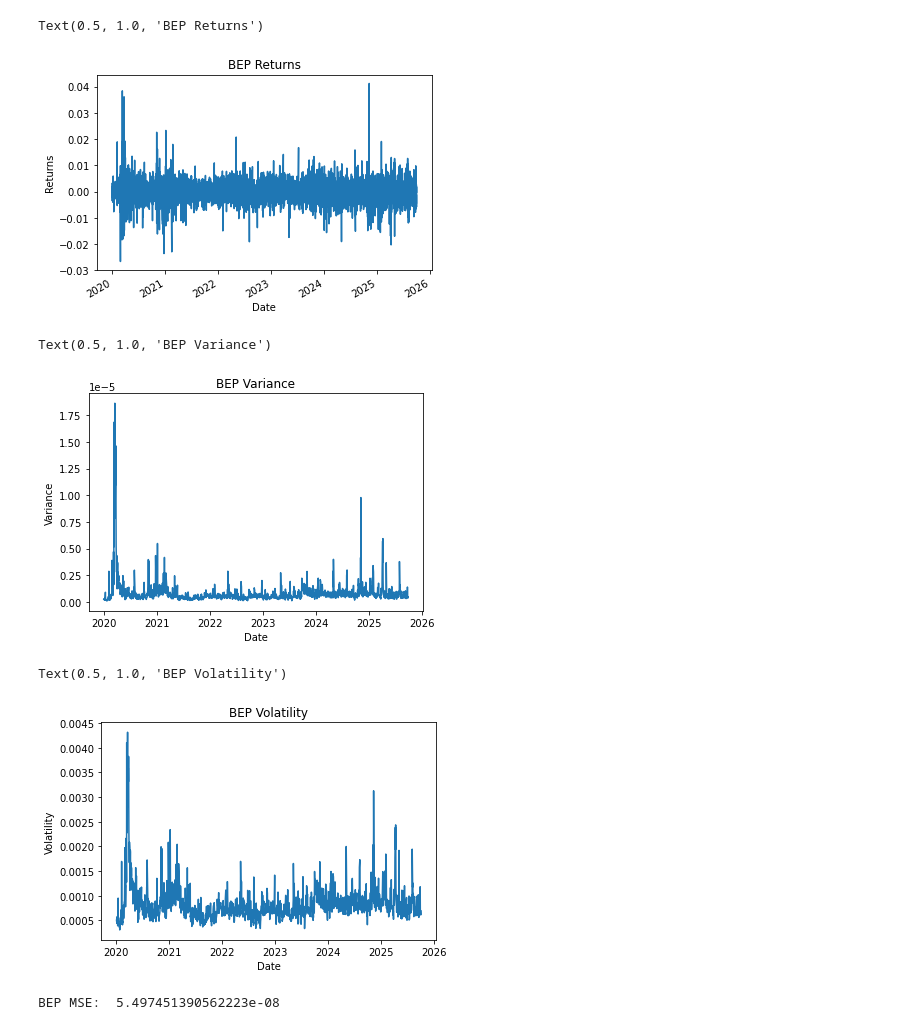
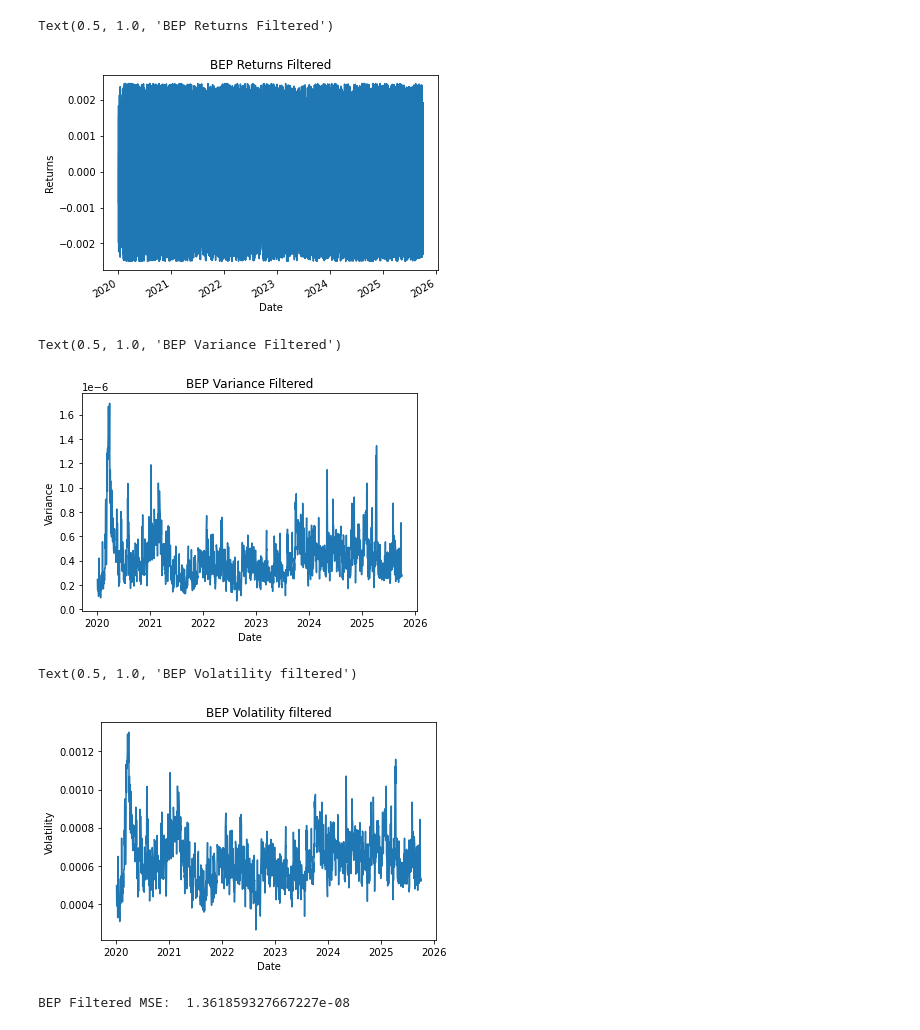
Before and after one commit to asalpert/msdas_practicum-project, a Jupyter notebook: data_preprocessing_outliers.ipynb, the cells around one changed output. Cells and saved outputs as stored; diff of their text form; code cells hidden in the pictures.

```diff
--- a/data_preprocessing_outliers.ipynb
+++ b/data_preprocessing_outliers.ipynb
@@ -114,34 +114,39 @@ daily_variance_BEP = BEP_returns.groupby(BEP_returns['time_stamp'].dt.floor("1D"
+# %%
+lower_bound = BEP_returns["log_return"].quantile(0.0125)
+upper_bound = BEP_returns["log_return"].quantile(0.9875)
+BEP_returns_filtered = BEP_returns[(BEP_returns["log_return"] >= lower_bound) & (BEP_returns["log_return"] <= upper_bound)]
+daily_variance_BEP_filtered = BEP_returns_filtered.groupby(BEP_returns_filtered['time_stamp'].dt.floor("1D"))["log_return"].var()
 # %%
-BEP_returns.set_index("time_stamp", inplace=True)
-BEP_returns.log_return.plot()
+BEP_returns_filtered.set_index("time_stamp", inplace=True)
+BEP_returns_filtered.log_return.plot()
 plt.xlabel("Date")
 plt.ylabel("Returns")
-plt.title("BEP Returns")
+plt.title("BEP Returns Filtered")
 # %% [output]
-Text(0.5, 1.0, 'BEP Returns')
+Text(0.5, 1.0, 'BEP Returns Filtered')
-[figure, old version]
+[figure, new version]
 # %%
-plt.plot(daily_variance_BEP.index, daily_variance_BEP.values)
+plt.plot(daily_variance_BEP_filtered.index, daily_variance_BEP_filtered.values)
 plt.xlabel("Date")
 plt.ylabel("Variance")
-plt.title("BEP Variance")
+plt.title("BEP Variance Filtered")
 # %% [output]
-Text(0.5, 1.0, 'BEP Variance')
+Text(0.5, 1.0, 'BEP Variance Filtered')
-[figure, old version]
+[figure, new version]
 # %%
-daily_volatility_BEP = np.sqrt(daily_variance_BEP)
-plt.plot(daily_volatility_BEP.index, daily_volatility_BEP.values)
+daily_volatility_BEP_filtered = np.sqrt(daily_variance_BEP_filtered)
+plt.plot(daily_volatility_BEP_filtered.index, daily_volatility_BEP_filtered.values)
 plt.xlabel("Date")
 plt.ylabel("Volatility")
-plt.title("BEP Volatility")
+plt.title("BEP Volatility filtered")
 # %% [output]
-Text(0.5, 1.0, 'BEP Volatility')
+Text(0.5, 1.0, 'BEP Volatility filtered')
-[figure, old version]
+[figure, new version]
 # %%
-mse_BEP = ewma_predict_Days(daily_volatility_BEP, 0.94, 20, "MSE")
-print("BEP MSE: ", mse_BEP)
+mse_BEP = ewma_predict_Days(daily_volatility_BEP_filtered, 0.94, 20, "MSE")
+print("BEP Filtered MSE: ", mse_BEP)
 # %% [output]
-BEP MSE:  5.497451390562223e-08
+BEP Filtered MSE:  1.361859327667227e-08
 # %%
 df = pd.read_csv("data_files/LLY_combined.csv.gz")
 df.columns
```
Also changed, not shown: parts of 16 cells of this notebook.
